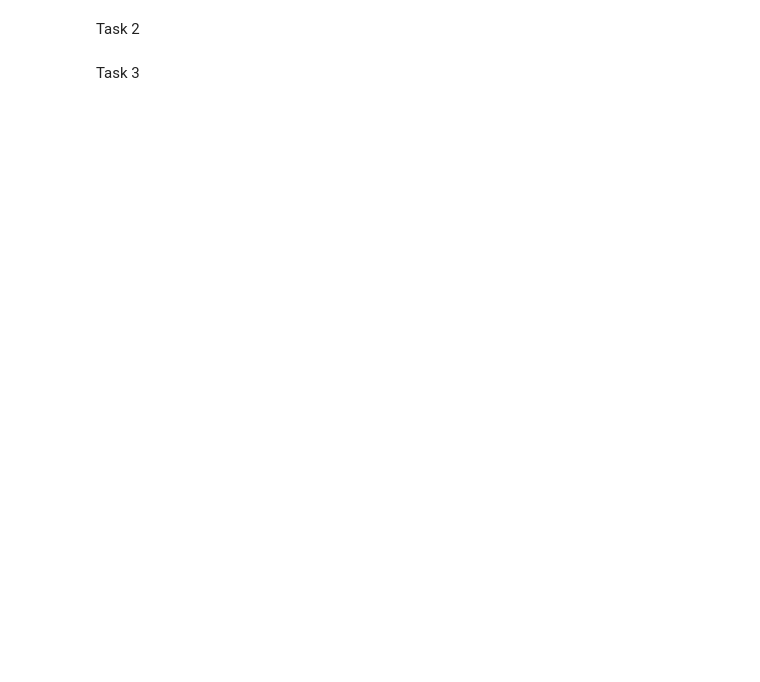
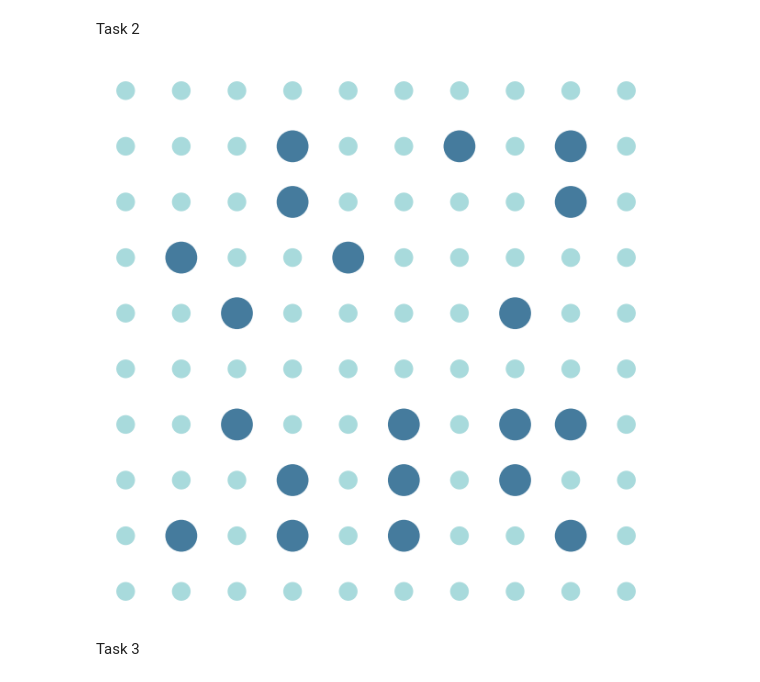
Before and after one commit to nat-rng/7CCSMCMP-cw2, a Jupyter notebook: CW2_A2.ipynb, the cells around one changed output. Cells and saved outputs as stored; diff of their text form; code cells hidden in the pictures; blank space fills up the shorter version.

```diff
--- a/CW2_A2.ipynb
+++ b/CW2_A2.ipynb
@@ -33,18 +35,20 @@ nx.draw(G, pos=matrix_dimensions, node_size=node_sizes, node_color=node_colors)
 # %% [markdown]
 Task 2
 # %%
-border = [n for n in bg_node_coordinates if n[0] == 0 or n[0] == MATRIX_SIZE - 1 or n[1] == 0 or n[1] == MATRIX_SIZE - 1]
+border = [n for n in bg_node_coordinates if n[0] == 0 or n[0] == MATRIX_SIDE - 1 or n[1] == 0 or n[1] == MATRIX_SIDE - 1]
 
 fg_node_coordinates = random.sample([n for n in G if n not in border], NO_FG_NODES)
 bg_node_coordinates = [bg_node for bg_node in bg_node_coordinates if bg_node not in fg_node_coordinates]
 
 G.add_nodes_from(fg_node_coordinates, size=SIZE_FG_NODES, color=COLOR_FG, node_type = 'fg')
 
 node_sizes = [size[1] for size in G.nodes(data="size")]
 node_colors = [color[1] for color in G.nodes(data="color")]
 
 plt.figure(figsize=FIG_SIZE)
 nx.draw(G, pos=matrix_dimensions, node_size=node_sizes, node_color=node_colors)
+# %% [output]
+[figure, added]
 # %% [markdown]
 Task 3
 # %%
```
Also changed, not shown: parts of 4 cells of this notebook, 2 other files.
